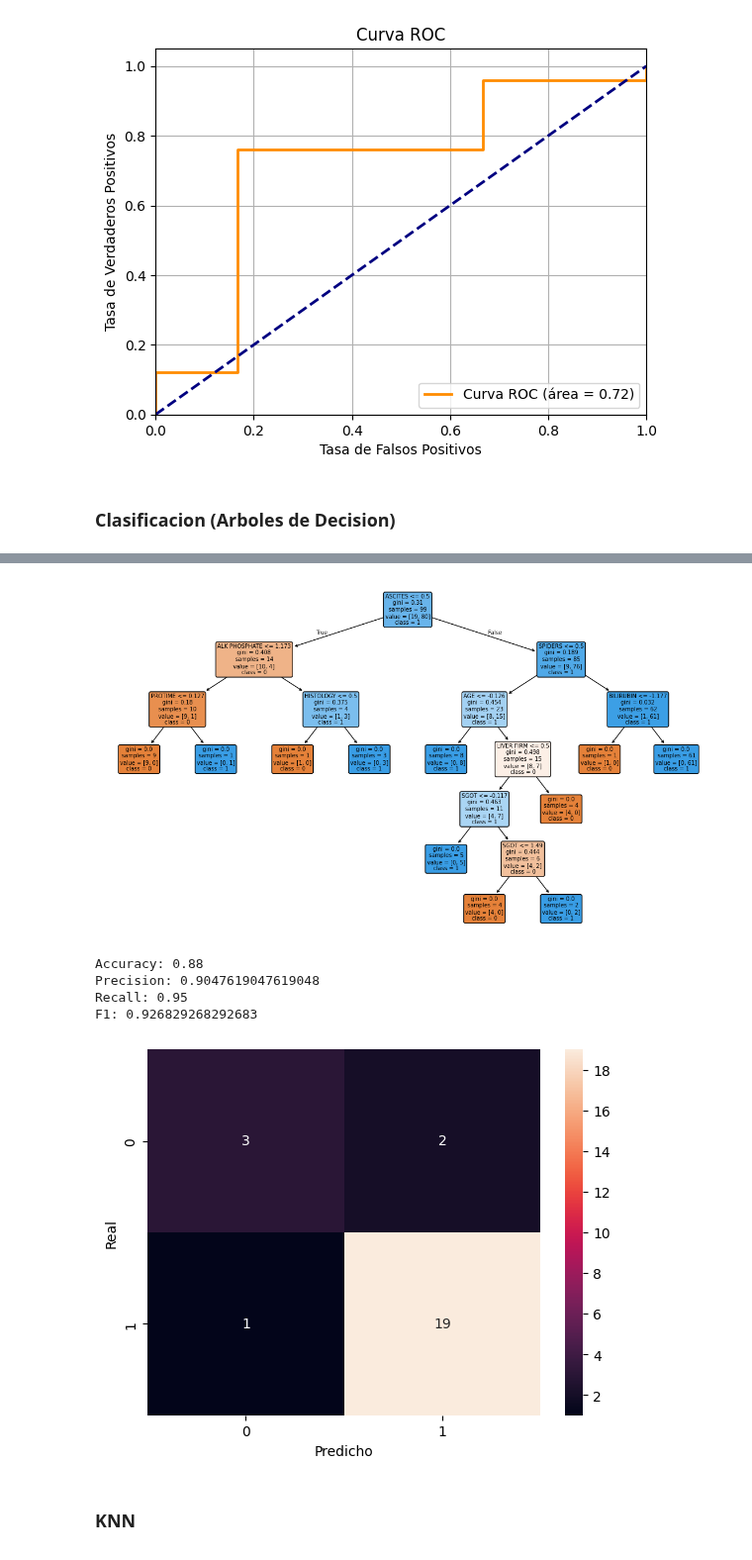
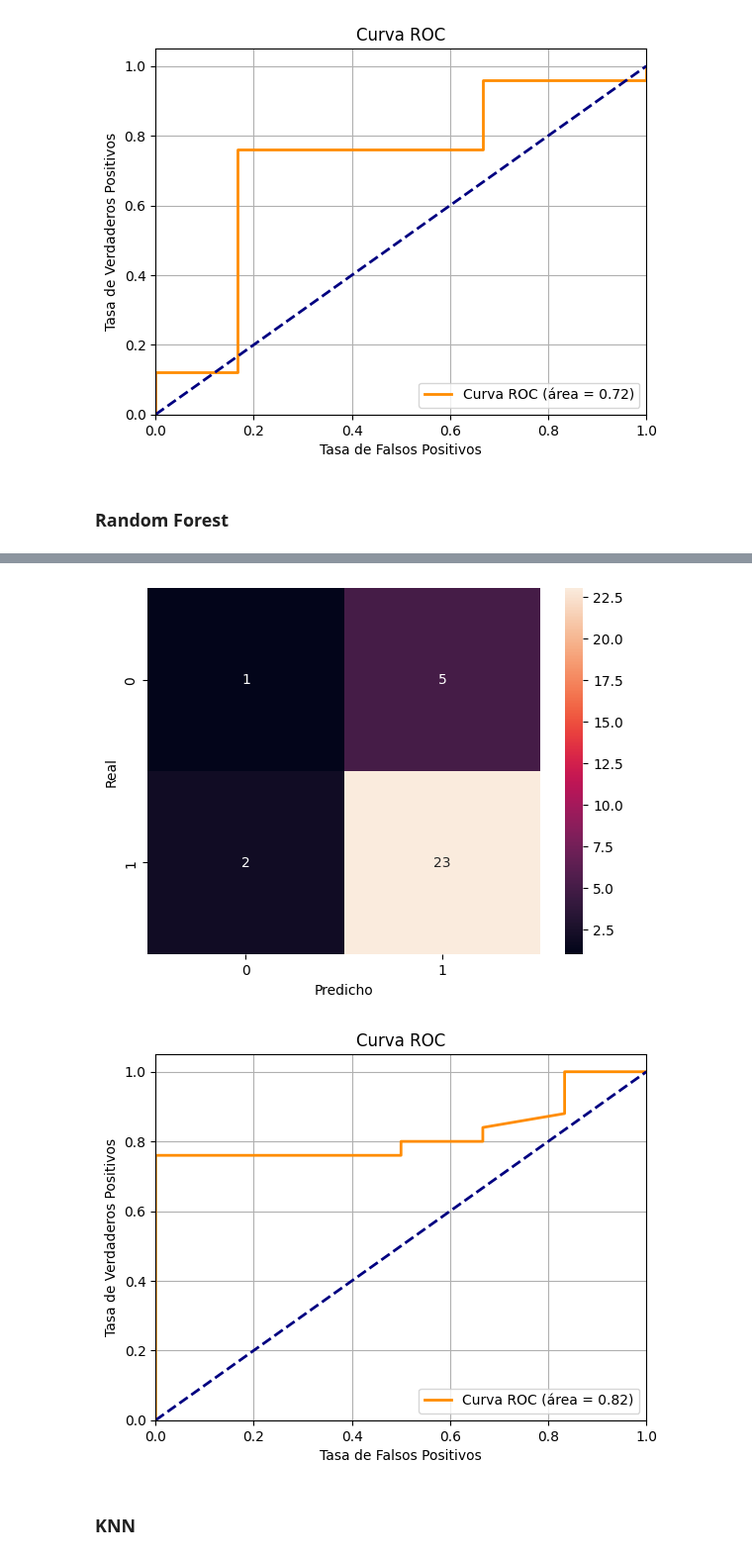
Before and after one commit to phobbins/AnalisisDatos, a Jupyter notebook: Proyecto/Hepatitis_Predict.ipynb, the cells around one changed output, grey strips where cells are left out. Shown at 99% size. Cells and saved outputs as stored; diff of their text form; code cells hidden in the pictures.

Commit message:
agregado Random Forest

```diff
--- a/Proyecto/Hepatitis_Predict.ipynb
+++ b/Proyecto/Hepatitis_Predict.ipynb
@@ -1199,20 +1199,61 @@ F1: 0.8163265306122449
 [figure]
 [figure]
 # %% [markdown]
-### Clasificacion (Arboles de Decision)
+### Random Forest
 # %%
-modelo_decision_tree = DecisionTreeClassifier()
-modelo_decision_tree.fit(X_train, y_train)
-y_pred = modelo_decision_tree.predict(X_val)
+# Rango de valores para n_estimators y max_depth
+n_estimators_values = [50, 100, 200, 300]
+max_depth_values = [None, 10, 20, 30]
 
-# %% Mostrar arbol de decision con plot_tree
-plt.figure(figsize=(14, 8))
-plot_tree(modelo_decision_tree,
-          feature_names=X_train.columns,
-          class_names=['0', '1'],
-          filled=True,
-          rounded=True)
+best_n_estimators = None
+best_max_depth = None
+best_accuracy = 0
+
+# Búsqueda de hiperparámetros
+for n_estimators in n_estimators_values:
+    for max_depth in max_depth_values:
+        model = RandomForestClassifier(n_estimators=n_estimators, max_depth=max_depth, random_state=42)
+        model.fit(X_train, y_train)
+
+        y_val_pred = model.predict(X_val)
+        accuracy = accuracy_score(y_val, y_val_pred)
+        print(f'Precisión con n_estimators={n_estimators}, max_depth={max_depth}: {accuracy:.4f}')
+
+        # Guardar el mejor modelo
+        if accuracy > best_accuracy:
+            best_accuracy = accuracy
+            best_n_estimators = n_estimators
+            best_max_depth = max_depth
+
+print(f"Mejor n_estimators: {best_n_estimators}, Mejor max_depth: {best_max_depth}, Precisión: {best_accuracy:.4f}")
+
+# Entrenar el modelo final con los mejores hiperparámetros
+final_model = RandomForestClassifier(n_estimators=best_n_estimators, max_depth=best_max_depth, random_state=42)
+final_model.fit(X_train, y_train)
+y_test_pred = final_model.predict(X_test)
+
+# Evaluación en el conjunto de prueba
+test_accuracy = accuracy_score(y_test, y_test_pred)
+print(f'Precisión en el conjunto de prueba: {test_accuracy:.4f}')
+obtener_metricas_evaluacion(y_test, y_test_pred)
+
+# Obtener probabilidades de predicción
+y_test_prob = final_model.predict_proba(X_test)[:, 1]
+
+# Calcular la curva ROC
+fpr, tpr, thresholds = roc_curve(y_test, y_test_prob)
+roc_auc = auc(fpr, tpr)
+
+# Imprimir la curva ROC
+plt.figure()
+plt.plot(fpr, tpr, color='darkorange', lw=2, label='Curva ROC (área = {:.2f})'.format(roc_auc))
+plt.plot([0, 1], [0, 1], color='navy', lw=2, linestyle='--')  # Línea diagonal
+plt.xlim([0.0, 1.0])
+plt.ylim([0.0, 1.05])
+plt.xlabel('Tasa de Falsos Positivos')
+plt.ylabel('Tasa de Verdaderos Positivos')
+plt.title('Curva ROC')
+plt.legend(loc='lower right')
+plt.grid()
 plt.show()
-
-obtener_metricas_evaluacion(y_val, y_pred)
 # %% [output]
@@ -1219,9 +1277,5 @@ obtener_metricas_evaluacion(y_val, y_pred)
-[figure, old version]
+[figure, new version]
-Accuracy: 0.88
-Precision: 0.9047619047619048
-Recall: 0.95
-F1: 0.926829268292683
-[figure, old version]
+[figure, new version]
 # %% [markdown]
 ### KNN
 # %% [markdown]
```
Also changed, not shown: parts of 3 cells of this notebook.
